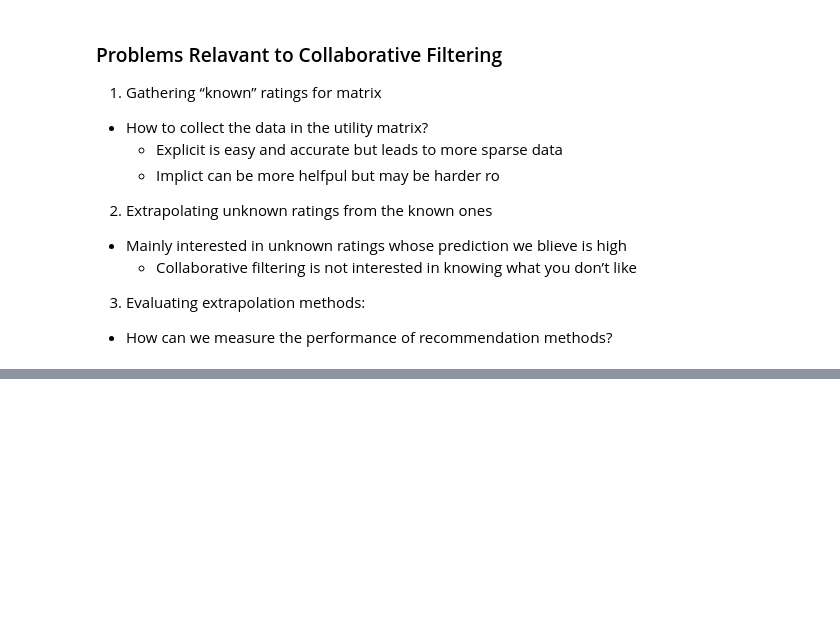
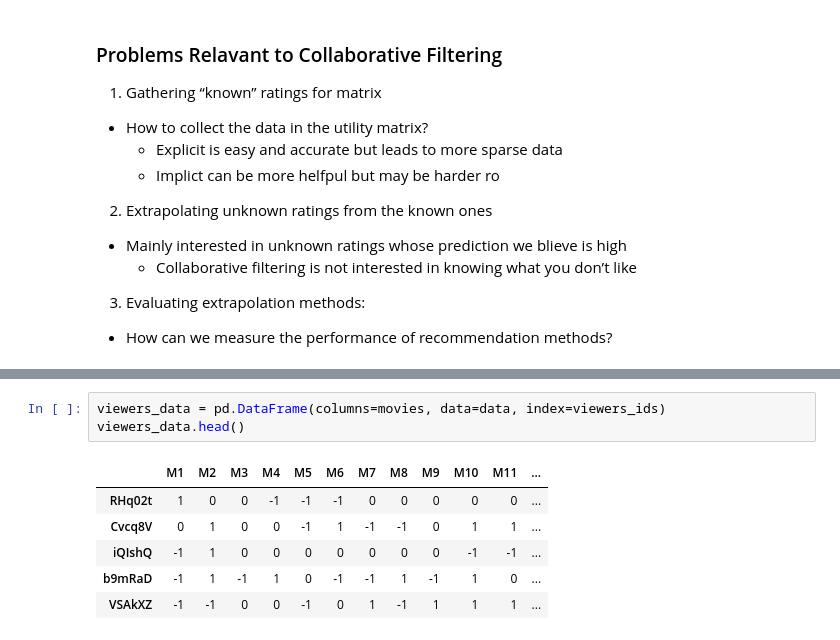
Before and after one commit to mahdi-b/ics438f22, a Jupyter notebook: morea/4_ML_introduction/resources/Collaborative Filtering.ipynb, the cells around one changed output, grey strips where cells are left out. Drawn from its saved outputs; the diff is of its cells as text; blank space fills up the shorter version.

```diff
--- a/morea/4_ML_introduction/resources/Collaborative Filtering.ipynb
+++ b/morea/4_ML_introduction/resources/Collaborative Filtering.ipynb
@@ -75,0 +481,10 @@
+# %%
+viewers_data = pd.DataFrame(columns=movies, data=data, index=viewers_ids)
+viewers_data.head()
+# %% [output]
+|  | M1 | M2 | M3 | M4 | M5 | M6 | M7 | M8 | M9 | M10 | M11 | ... |
+| RHq02t | 1 | 0 | 0 | -1 | -1 | -1 | 0 | 0 | 0 | 0 | 0 | ... |
+| Cvcq8V | 0 | 1 | 0 | 0 | -1 | 1 | -1 | -1 | 0 | 1 | 1 | ... |
+| iQIshQ | -1 | 1 | 0 | 0 | 0 | 0 | 0 | 0 | 0 | -1 | -1 | ... |
+| b9mRaD | -1 | 1 | -1 | 1 | 0 | -1 | -1 | 1 | -1 | 1 | 0 | ... |
+| VSAkXZ | -1 | -1 | 0 | 0 | -1 | 0 | 1 | -1 | 1 | 1 | 1 | ... |
```
Also changed, not shown: parts of 88 cells of this notebook, 4 other files.
